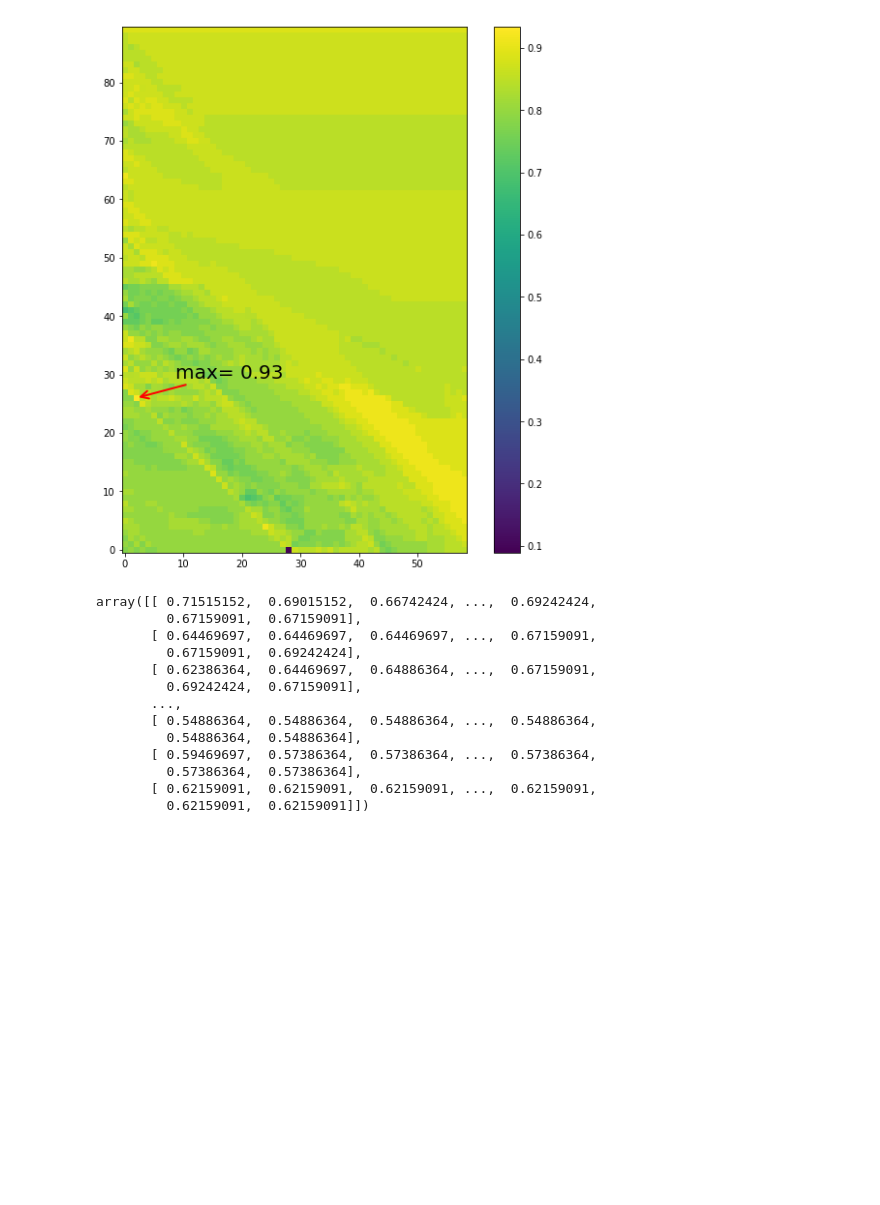
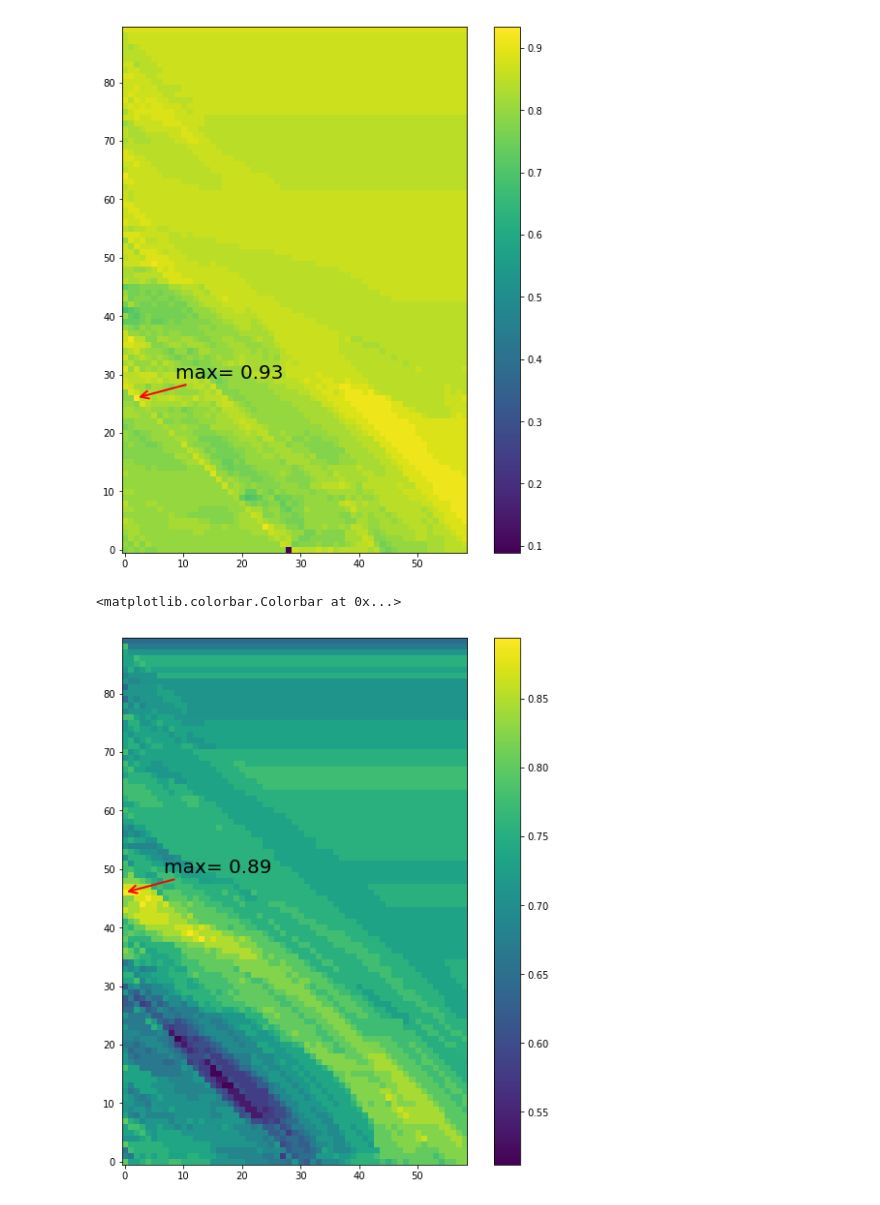
Before and after one commit to ge00rg/LabRotSprekeler, a Jupyter notebook: SVM.ipynb, the cells around one changed output. Saved outputs shown, nothing was run; the diff lists cells and outputs as text; code cells hidden in the pictures; blank space fills up the shorter version.

```diff
--- a/SVM.ipynb
+++ b/SVM.ipynb
@@ -692,19 +706,18 @@ plt.colorbar()
 # %% [output]
 <matplotlib.colorbar.Colorbar at 0x...>
 [figure]
-# %%
-m_scs[:,:,0]
-# %% [output]
-array([[ 0.71515152,  0.69015152,  0.66742424, ...,  0.69242424,
-         0.67159091,  0.67159091],
-       [ 0.64469697,  0.64469697,  0.64469697, ...,  0.67159091,
-         0.67159091,  0.69242424],
-       [ 0.62386364,  0.64469697,  0.64886364, ...,  0.67159091,
-         0.69242424,  0.67159091],
-       ...,
-       [ 0.54886364,  0.54886364,  0.54886364, ...,  0.54886364,
-         0.54886364,  0.54886364],
-       [ 0.59469697,  0.57386364,  0.57386364, ...,  0.57386364,
-         0.57386364,  0.57386364],
-       [ 0.62159091,  0.62159091,  0.62159091, ...,  0.62159091,
-         0.62159091,  0.62159091]])
+# %%
+coords = np.where(m_scs[:,:,3] == m_scs[:,:,3].max())
+
+plt.figure(figsize=(10,10))
+plt.imshow(m_scs[:,:,3], origin='lower')
+plt.annotate('max={0: .2f}'.format(m_scs[:,:,3].max()), fontsize=20, xy=(coords[1][0], coords[0][0]),
+            xycoords='data', xytext=(40, 20),
+            textcoords='offset points',
+            arrowprops=dict(arrowstyle="->",
+                            linewidth = 2.,
+                            color = 'red'))
+plt.colorbar()
+# %% [output]
+<matplotlib.colorbar.Colorbar at 0x...>
+[figure, added]
```
Also changed, not shown: parts of 8 cells of this notebook.
